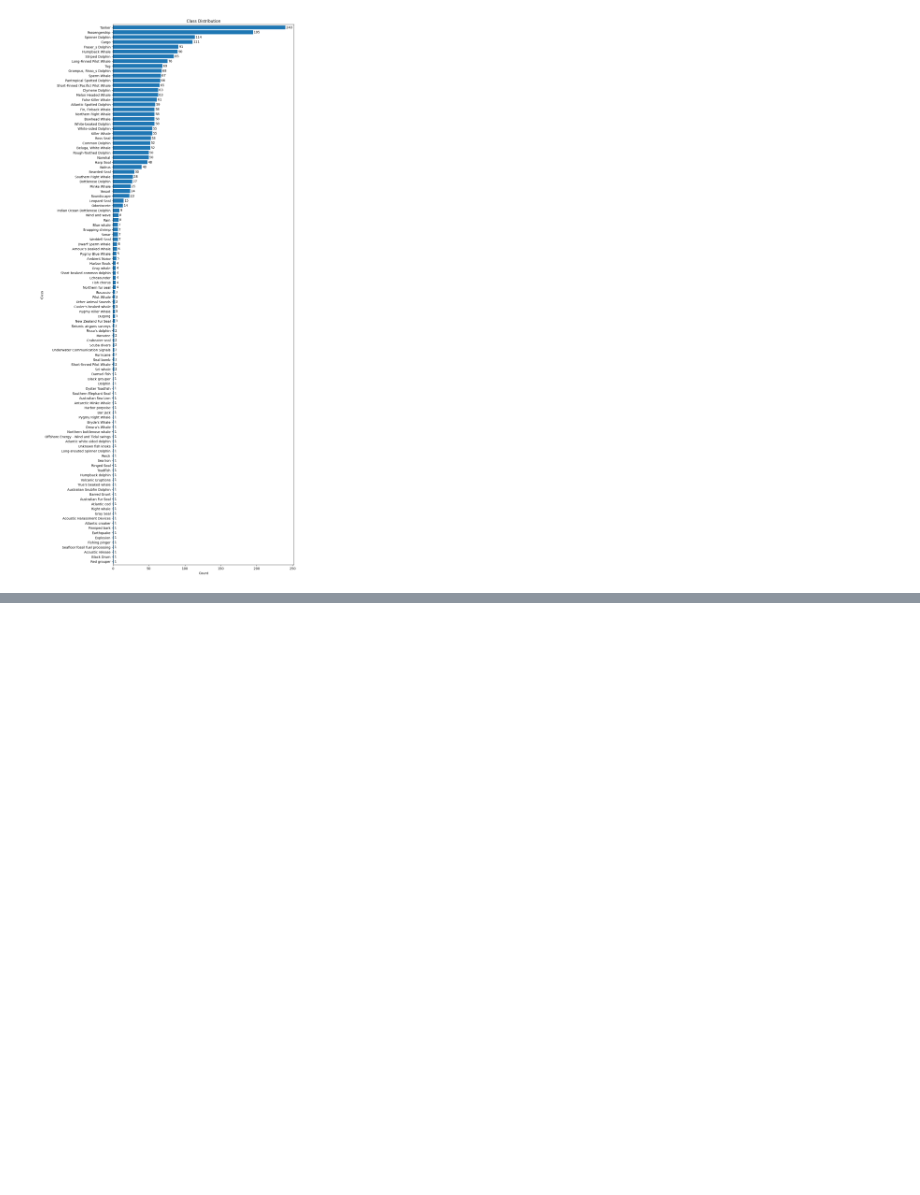
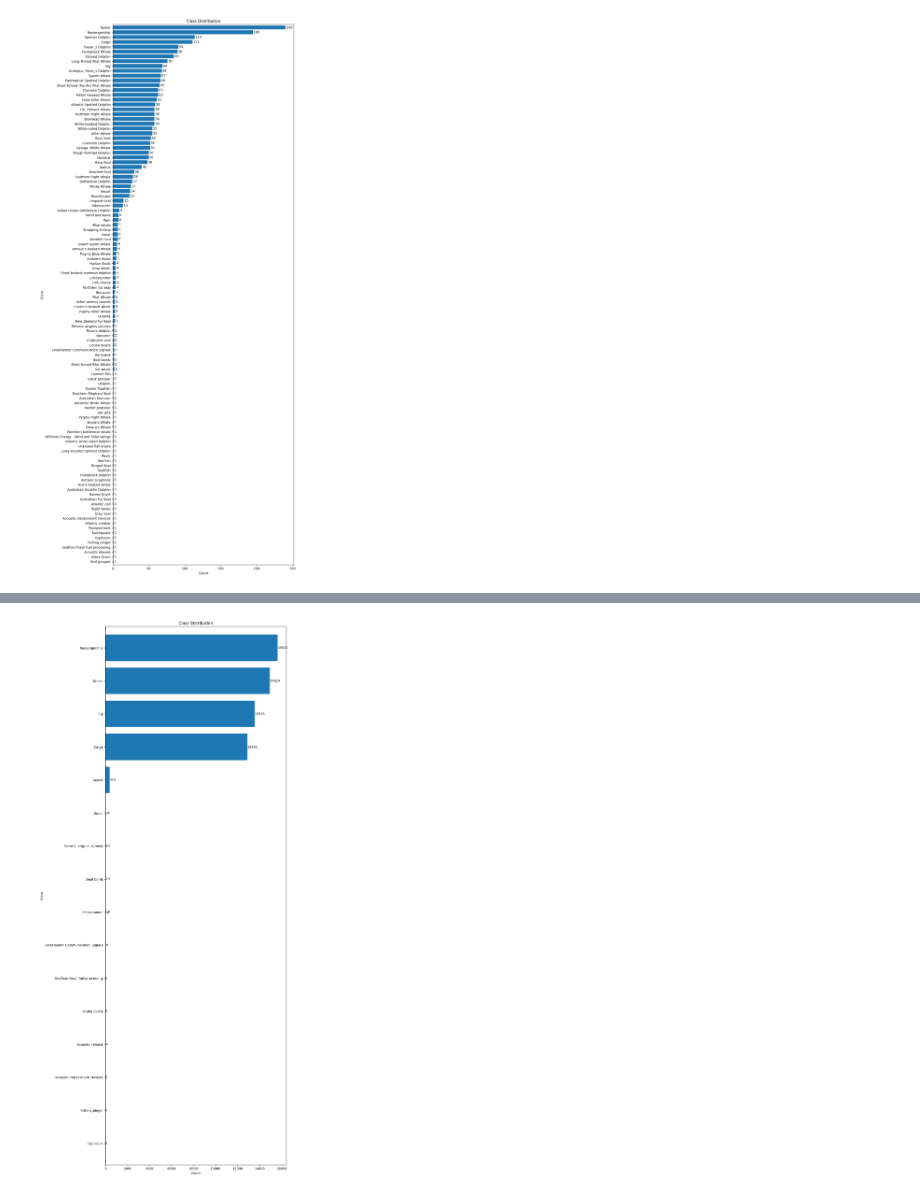
Before and after one commit to frenkmadda/UnderwaterSoundsClassification, a Jupyter notebook: test.ipynb, the cells around one changed output, grey strips where cells are left out. Saved outputs shown, nothing was run; the diff lists cells and outputs as text; code cells hidden in the pictures; blank space fills up the shorter version.

Commit message:
Added Class distribuition for spectogram dataset

```diff
--- a/test.ipynb
+++ b/test.ipynb
@@ -328,3 +328,22 @@ utils.plot_class_distribution_horizontal(df_paths_copy, 'class')
 [figure]
 # %%
 #utils.plot_class_distribution(df_paths_copy, 'class')
+# %%
+df_pathsTarget, df_namesTarget = utils.create_dataframe_from_files('Spettrogrammi/Target')
+df_pathsNonTarget, df_namesNonTarget = utils.create_dataframe_from_files('Spettrogrammi/Non-Target')
+
+import os
+
+# Carica il DataFrame da df_paths.csv
+# df_paths = pd.read_csv('Dataset/df_paths.csv', header=None, names=['path'])
+
+# Crea una copia del DataFrame originale
+df_pathsTargetCopy = df_pathsTarget.copy()
+df_pathsNonTargetCopy = df_pathsNonTarget.copy()
+
+# Estrai la classe e il target dai percorsi dei file
+df_pathsTargetCopy['class'] = df_pathsTargetCopy['FilePath'].apply(lambda path: os.path.basename(os.path.dirname(path)))
+df_pathsTargetCopy['target'] = df_pathsTargetCopy['FilePath'].apply(lambda path: os.path.basename(os.path.dirname(os.path.dirname(path))))
+
+df_pathsNonTargetCopy['class'] = df_pathsNonTargetCopy['FilePath'].apply(lambda path: os.path.basename(os.path.dirname(path)))
+df_pathsNonTargetCopy['target'] = df_pathsNonTargetCopy['FilePath'].apply(lambda path: os.path.basename(os.path.dirname(os.path.dirname(path))))
@@ -330,0 +366,4 @@ utils.plot_class_distribution_horizontal(df_paths_copy, 'class')
+# %%
+utils.plot_class_distribution_horizontal(df_pathsTargetCopy, 'class')
+# %% [output]
+[figure, added]
```
Also changed, not shown: parts of 2 cells of this notebook, 1 other file.
